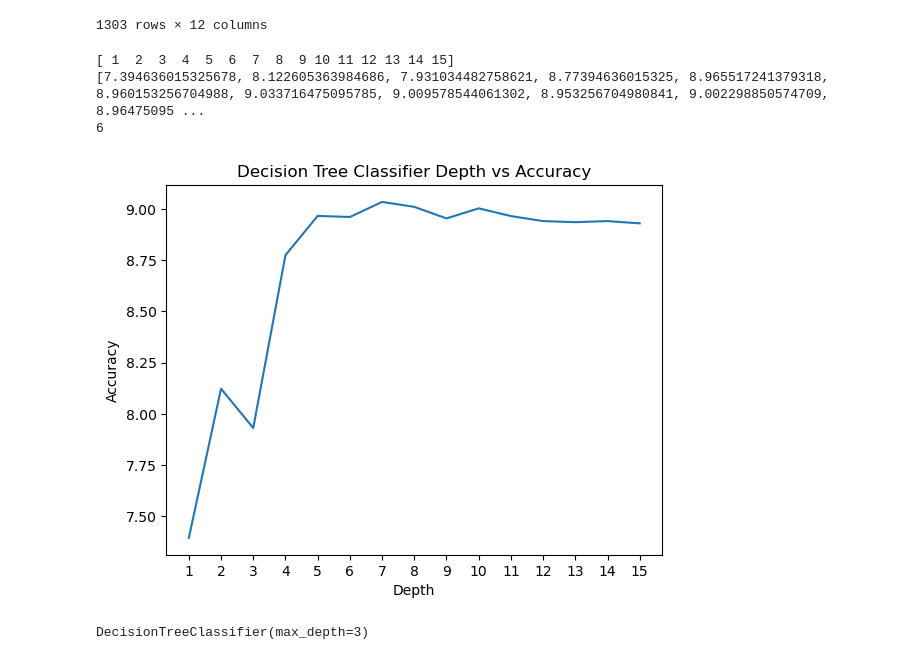
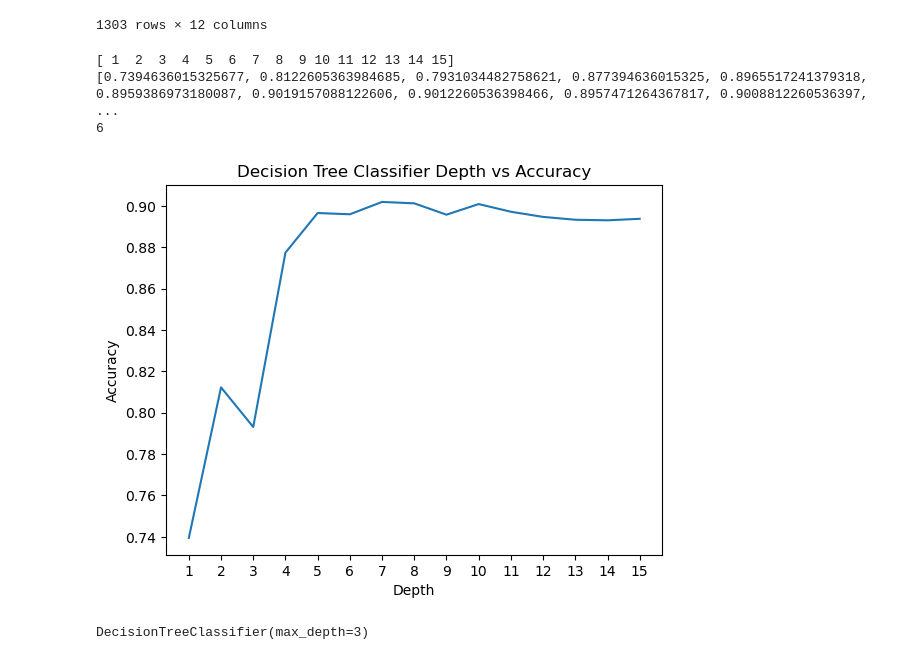
Before and after one commit to ml-cvd-prediction/ml-cvd-prediction.github.io, a Jupyter notebook: src/supervised.ipynb, the cells around one changed output. Saved outputs shown, nothing was run; the diff lists cells and outputs as text; code cells hidden in the pictures.

```diff
--- a/src/supervised.ipynb
+++ b/src/supervised.ipynb
@@ -73,29 +73,29 @@ def run(model):
 # %%
 # just decision trees
 # choose best max depth
 depths = np.linspace(1, 15, 15).astype(int)
 print(depths)
 accuracies = [0]*15
 for i, depth in enumerate(depths):
     acc_sum = 0
     for j in range(100):
         acc_sum += run(DecisionTreeClassifier(max_depth=depth))
-    acc_score = acc_sum / 10
+    acc_score = acc_sum / 100
     accuracies[i] = acc_score
 print(accuracies)
 fig,ax = plt.subplots(1)
 plt.xticks(depths)
 plt.title("Decision Tree Classifier Depth vs Accuracy")
 plt.xlabel("Depth")
 plt.ylabel("Accuracy")
 ax.plot(depths, accuracies)
 print(np.argmax(accuracies))
 # most accurate max depth is 7
 # %% [output]
 [ 1  2  3  4  5  6  7  8  9 10 11 12 13 14 15]
-[7.394636015325678, 8.122605363984686, 7.931034482758621, 8.77394636015325, 8.965517241379318, 8.960153256704988, 9.033716475095785, 9.009578544061302, 8.953256704980841, 9.002298850574709, 8.96475095 ...
+[0.7394636015325677, 0.8122605363984685, 0.7931034482758621, 0.877394636015325, 0.8965517241379318, 0.8959386973180087, 0.9019157088122606, 0.9012260536398466, 0.8957471264367817, 0.9008812260536397,  ...
 6
-[figure, old version]
+[figure, new version]
 # %%
 dt = DecisionTreeClassifier(max_depth=3)
 dt.fit(x_train, y_train)
```
Also changed, not shown: parts of 5 cells of this notebook, 2 other files.
